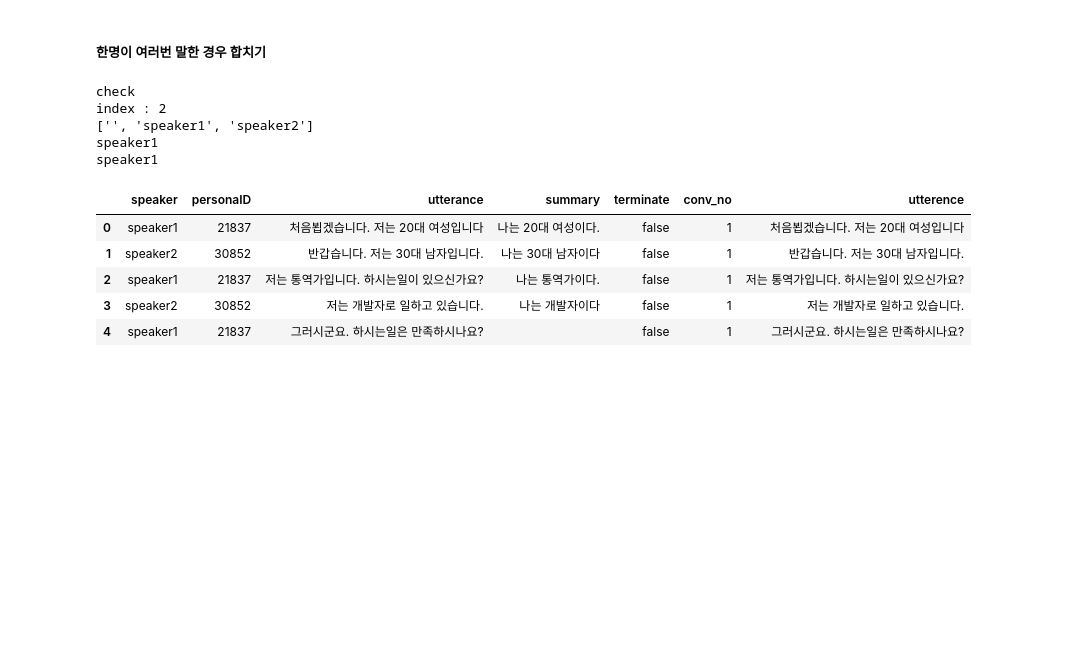
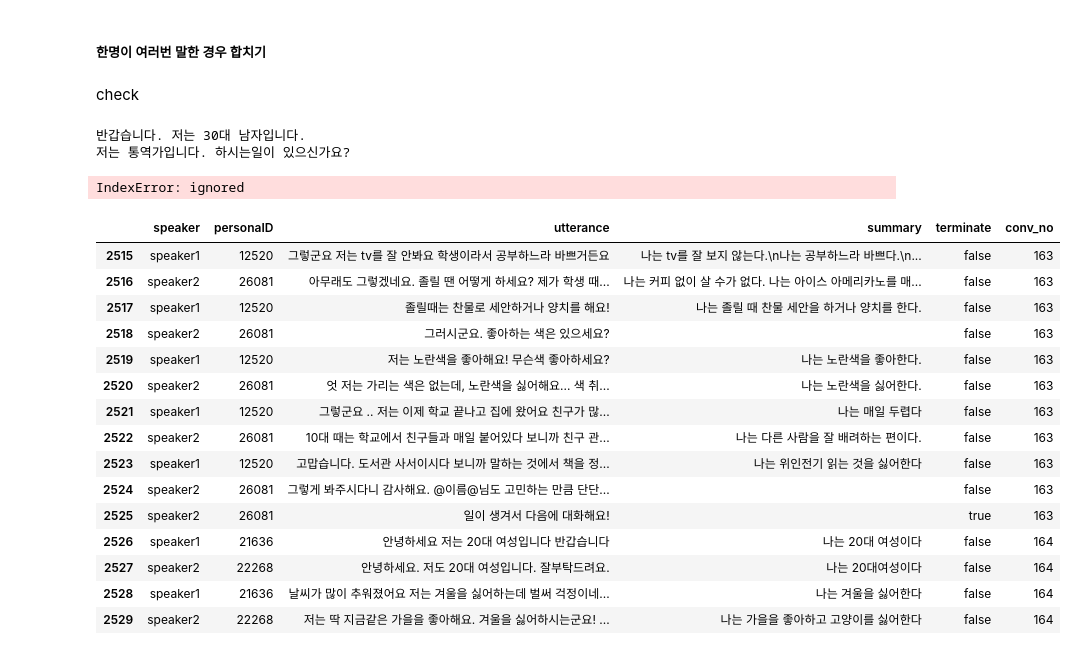
Before and after one commit to hipster4020/Hackathon, a Jupyter notebook: src/preprocessing/preprocessing.ipynb, the cells around one changed output. Saved outputs shown, nothing was run; the diff lists cells and outputs as text; code cells hidden in the pictures; blank space fills up the shorter version.

```diff
--- a/src/preprocessing/preprocessing.ipynb
+++ b/src/preprocessing/preprocessing.ipynb
@@ -78,31 +101,42 @@ df_val['utterence'] = df_val.utterance.swifter.apply(lambda x: re.sub(' +', ' ',
 df_test['utterence'] = df_test.utterance.swifter.apply(lambda x: re.sub(' +', ' ', str(x)))
 # %% [markdown]
 ##### 한명이 여러번 말한 경우 합치기
+# %% [markdown]
+check
 # %%
-data = ['']
+data = []
+check = ['']
+for i in df_train.iterrows():
+  if check[i[0]-1] == i[1]['speaker']:
+    print(f"이전 문구 : {data[i[0]-1][2]}")
+    print(f""i[1]['utterance'])
 
-for i in df_train.iterrows():
-  if data[0 - i[0]] == i[1]['speaker']:
-    print("check")
-    print(f"index : {i[0]}")
-    print(data)
-    print(data[0 - i[0]])
-    print(i[1]['speaker'])
 
+    data[i[0]][2] = data[i[0]-1][2] + " " + i[1]['utterance']
   else:
-    data.append(i[1]['speaker'])
+    temp = [i[1]['conv_no'], i[1]['speaker'], i[1]['utterance'], i[1]['summary']]
+    data.append(temp)
+  check.append(i[1]['speaker'])
 # %% [output]
-check
-index : 2
-['', 'speaker1', 'speaker2']
-speaker1
-speaker1
+반갑습니다. 저는 30대 남자입니다.
+저는 통역가입니다. 하시는일이 있으신가요?
+IndexError: ignored
-# %%
-df_train.head()
-# %% [output]
-|  | speaker | personaID | utterance | summary | terminate | conv_no | utterence |
-| 0 | speaker1 | 21837 | 처음뵙겠습니다. 저는 20대 여성입니다 | 나는 20대 여성이다. | false | 1 | 처음뵙겠습니다. 저는 20대 여성입니다 |
-| 1 | speaker2 | 30852 | 반갑습니다. 저는 30대 남자입니다. | 나는 30대 남자이다 | false | 1 | 반갑습니다. 저는 30대 남자입니다. |
-| 2 | speaker1 | 21837 | 저는 통역가입니다. 하시는일이 있으신가요? | 나는 통역가이다. | false | 1 | 저는 통역가입니다. 하시는일이 있으신가요? |
-| 3 | speaker2 | 30852 | 저는 개발자로 일하고 있습니다. | 나는 개발자이다 | false | 1 | 저는 개발자로 일하고 있습니다. |
-| 4 | speaker1 | 21837 | 그러시군요. 하시는일은 만족하시나요? |  | false | 1 | 그러시군요. 하시는일은 만족하시나요? |
+# %%
+df_train.iloc[2515:2530]
+# %% [output]
+|  | speaker | personaID | utterance | summary | terminate | conv_no |
+| 2515 | speaker1 | 12520 | 그렇군요 저는 tv를 잘 안봐요 학생이라서 공부하느라 바쁘거든요 | 나는 tv를 잘 보지 않는다.\n나는 공부하느라 바쁘다.\n... | false | 163 |
+| 2516 | speaker2 | 26081 | 아무래도 그렇겠네요. 졸릴 땐 어떻게 하세요? 제가 학생 때... | 나는 커피 없이 살 수가 없다. 나는 아이스 아메리카노를 매... | false | 163 |
+| 2517 | speaker1 | 12520 | 졸릴때는 찬물로 세안하거나 양치를 해요! | 나는 졸릴 때 찬물 세안을 하거나 양치를 한다. | false | 163 |
+| 2518 | speaker2 | 26081 | 그러시군요. 좋아하는 색은 있으세요? |  | false | 163 |
+| 2519 | speaker1 | 12520 | 저는 노란색을 좋아해요! 무슨색 좋아하세요? | 나는 노란색을 좋아한다. | false | 163 |
+| 2520 | speaker2 | 26081 | 엇 저는 가리는 색은 없는데, 노란색을 싫어해요... 색 취... | 나는 노란색을 싫어한다. | false | 163 |
+| 2521 | speaker1 | 12520 | 그렇군요 .. 저는 이제 학교 끝나고 집에 왔어요 친구가 많... | 나는 매일 두렵다 | false | 163 |
+| 2522 | speaker2 | 26081 | 10대 때는 학교에서 친구들과 매일 붙어있다 보니까 친구 관... | 나는 다른 사람을 잘 배려하는 편이다. | false | 163 |
+| 2523 | speaker1 | 12520 | 고맙습니다. 도서관 사서이시다 보니까 말하는 것에서 책을 정... | 나는 위인전기 읽는 것을 싫어한다 | false | 163 |
+| 2524 | speaker2 | 26081 | 그렇게 봐주시다니 감사해요. @이름@님도 고민하는 만큼 단단... |  | false | 163 |
+| 2525 | speaker2 | 26081 | 일이 생겨서 다음에 대화해요! |  | true | 163 |
+| 2526 | speaker1 | 21636 | 안녕하세요 저는 20대 여성입니다 반갑습니다 | 나는 20대 여성이다 | false | 164 |
+| 2527 | speaker2 | 22268 | 안녕하세요. 저도 20대 여성입니다. 잘부탁드려요. | 나는 20대여성이다 | false | 164 |
+| 2528 | speaker1 | 21636 | 날씨가 많이 추워졌어요 저는 겨울을 싫어하는데 벌써 걱정이네... | 나는 겨울을 싫어한다 | false | 164 |
+| 2529 | speaker2 | 22268 | 저는 딱 지금같은 가을을 좋아해요. 겨울을 싫어하시는군요! ... | 나는 가을을 좋아하고 고양이를 싫어한다 | false | 164 |
```
Also changed, not shown: parts of 2 cells of this notebook.
